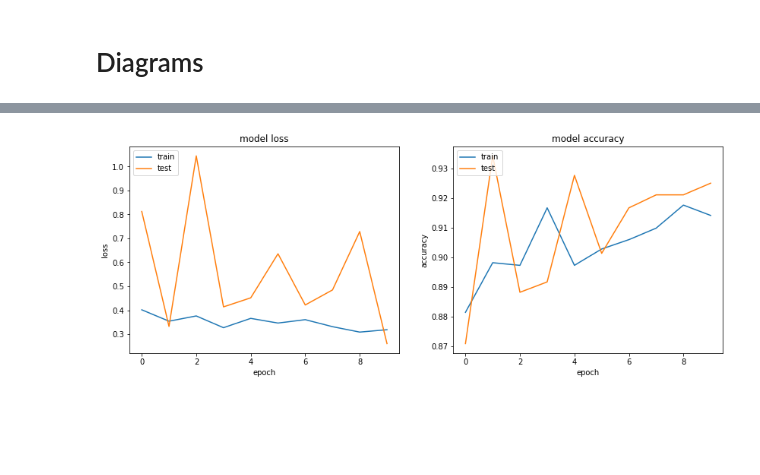
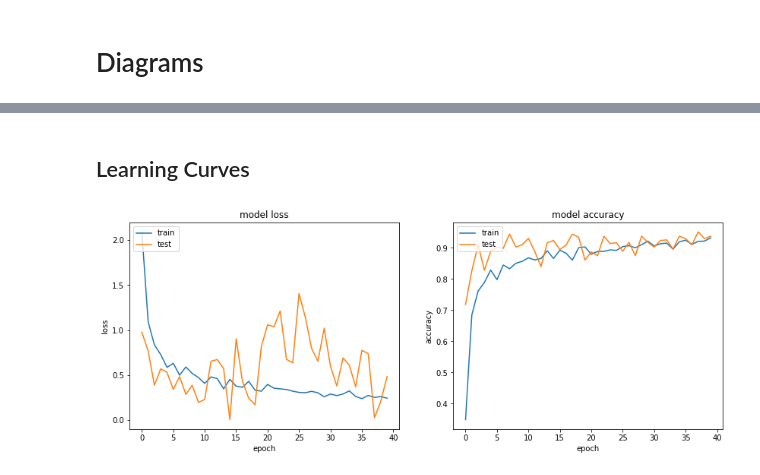
Before and after one commit to hatemalamir/image_class, a Jupyter notebook: ml/ML_Project03.ipynb, the cells around one changed output, grey strips where cells are left out. Drawn from its saved outputs; the diff is of its cells as text; code cells hidden in the pictures; blank space fills up the shorter version.

Commit message:
Refined the model and updated the diagrams. Version 2.

```diff
--- a/ml/ML_Project03.ipynb
+++ b/ml/ML_Project03.ipynb
@@ -43,7 +48,7 @@ import matplotlib.pyplot as plt
 img_width = 197
 img_height = 197
 
-batch_size = 120
+batch_size = 128
 
 base_path = '/content/drive/My Drive/Colab_Notebooks/data/monkey/'
 
@@ -157,3 +133,18 @@ Non-trainable params: 14,073,096
 __________________________________________________________________________________________________
 # %% [markdown]
 ## Transfer learning
+# %%
+# Adds new top to base model
+def add_top(base):
+    x = base.output
+
+    # Global averaging pool layer
+    x = GlobalAveragePooling2D()(x)
+
+    # Regular densely connected layer
+    x = Dense(512, activation='relu')(x)
+
+    # Output layer
+    predictions = Dense(nb_classes, activation='softmax')(x)
+
+    return Model(inputs = base.input, outputs = predictions)
@@ -171,10 +190,12 @@ epochs = 10
 # %%
-# Train our new top layer
+epochs = 20
+
+# train the model
 history1 = model.fit_generator(
     train_generator,
     steps_per_epoch = training_samples // batch_size,
     epochs = epochs,
-    validation_data= validation_generator,
+    validation_data = validation_generator,
     validation_steps = validation_samples // batch_size,
     verbose = 1,
 )
@@ -232,11 +227,13 @@ setup_model(model, 19)
 # %%
-# Fine-tune the model
+epochs_ft = 20
+
+# train the model
 history2 = model.fit_generator(
     train_generator,
     steps_per_epoch = training_samples // batch_size,
     epochs = epochs_ft,
     validation_data = validation_generator,
     validation_steps = validation_samples // batch_size,
-    verbose=1,
+    verbose = 1,
 )
 # %% [output]
@@ -286,25 +282,33 @@ Total params: 21,915,698
 Trainable params: 7,842,602
 Non-trainable params: 14,073,096
 __________________________________________________________________________________________________
+# %% [markdown]
+## Learning Curves
 # %%
 fig, ax = plt.subplots(1, 2, figsize = (14, 5))
 
-history = history2
+ax[0].xaxis.set_major_locator(MaxNLocator(integer=True))
+ax[1].xaxis.set_major_locator(MaxNLocator(integer=True))
 
-ax[0].plot(history.history["loss"])
-ax[0].plot(history.history["val_loss"])
+loss = history1.history["loss"] + history2.history["loss"]
+val_loss = history1.history["val_loss"] + history2.history["val_loss"]
+accuracy = history1.history["accuracy"] + history2.history["accuracy"]
+val_accuracy = history1.history["val_accuracy"] + history2.history["val_accuracy"]
+
+ax[0].plot(loss)
+ax[0].plot(val_loss)
 ax[0].set_title("model loss")
 ax[0].set_ylabel("loss")
 ax[0].set_xlabel("epoch")
 ax[0].legend(["train", "test"], loc="upper left")
 
-ax[1].plot(history.history["accuracy"])
-ax[1].plot(history.history["val_accuracy"])
+ax[1].plot(accuracy)
+ax[1].plot(val_accuracy)
 ax[1].set_title("model accuracy")
 ax[1].set_ylabel("accuracy")
 ax[1].set_xlabel("epoch")
 ax[1].legend(["train", "test"], loc="upper left")
 
 plt.show()
 # %% [output]
-[figure, old version]
+[figure, new version]
```
Also changed, not shown: parts of 32 cells of this notebook, 1 other file.
